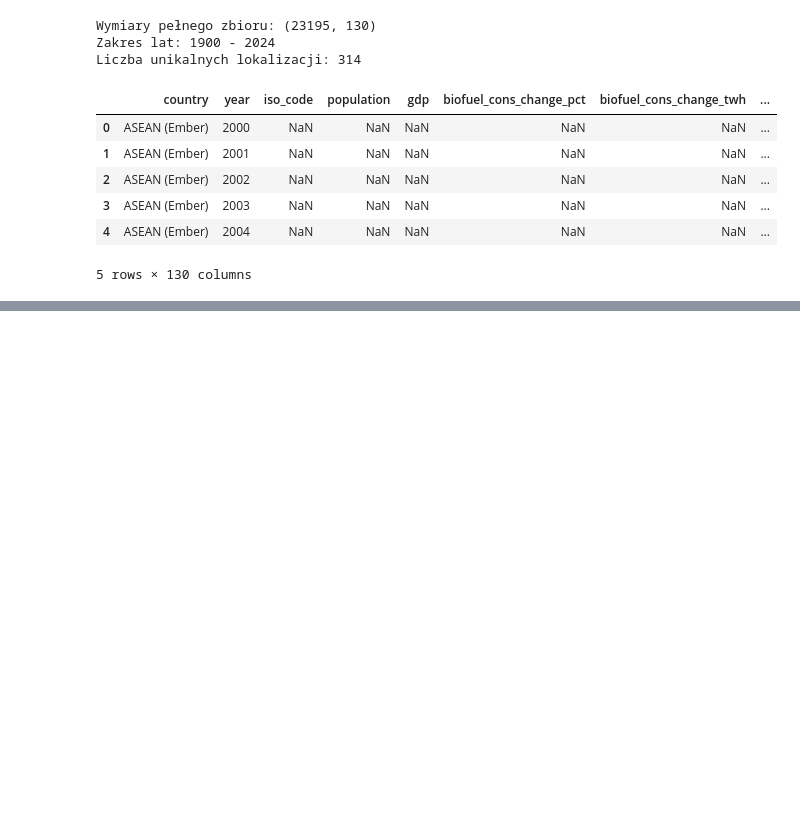
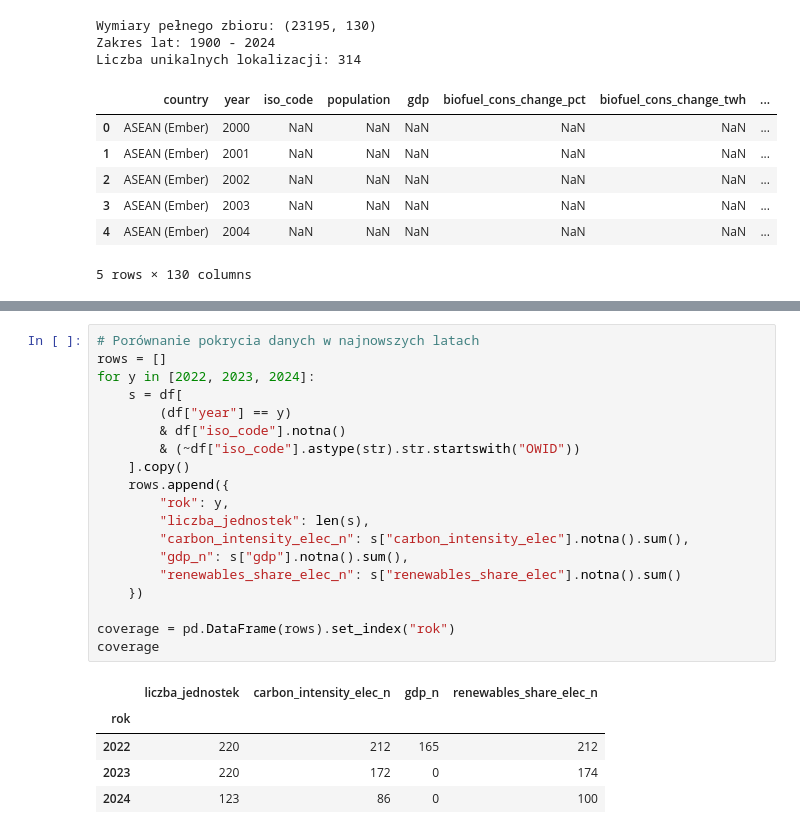
Before and after one commit to J-E-Wa/Analiza-i-wizualizacja-danych, a Jupyter notebook: energy-data-analyze.ipynb, the cells around one changed output, grey strips where cells are left out. Drawn from its saved outputs; the diff is of its cells as text; blank space fills up the shorter version.

```diff
--- a/energy-data-analyze.ipynb
+++ b/energy-data-analyze.ipynb
@@ -55,0 +67,25 @@ Liczba unikalnych lokalizacji: 314
+# %%
+# Porównanie pokrycia danych w najnowszych latach
+rows = []
+for y in [2022, 2023, 2024]:
+    s = df[
+        (df["year"] == y)
+        & df["iso_code"].notna()
+        & (~df["iso_code"].astype(str).str.startswith("OWID"))
+    ].copy()
+    rows.append({
+        "rok": y,
+        "liczba_jednostek": len(s),
+        "carbon_intensity_elec_n": s["carbon_intensity_elec"].notna().sum(),
+        "gdp_n": s["gdp"].notna().sum(),
+        "renewables_share_elec_n": s["renewables_share_elec"].notna().sum()
+    })
+
+coverage = pd.DataFrame(rows).set_index("rok")
+coverage
+# %% [output]
+|  | liczba_jednostek | carbon_intensity_elec_n | gdp_n | renewables_share_elec_n |
+| rok |  |  |  |  |
+| 2022 | 220 | 212 | 165 | 212 |
+| 2023 | 220 | 172 | 0 | 174 |
+| 2024 | 123 | 86 | 0 | 100 |
```
Also changed, not shown: parts of 6 cells of this notebook.
